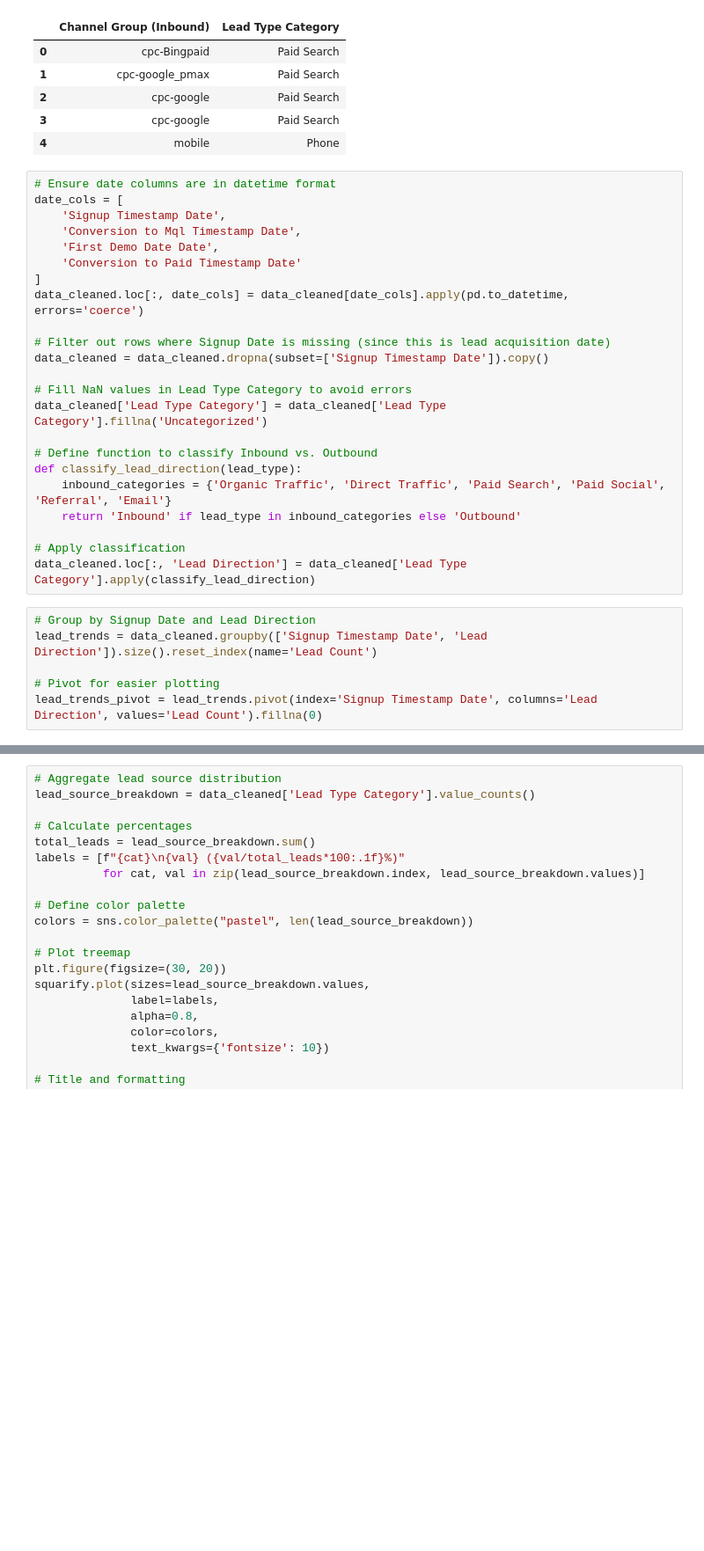
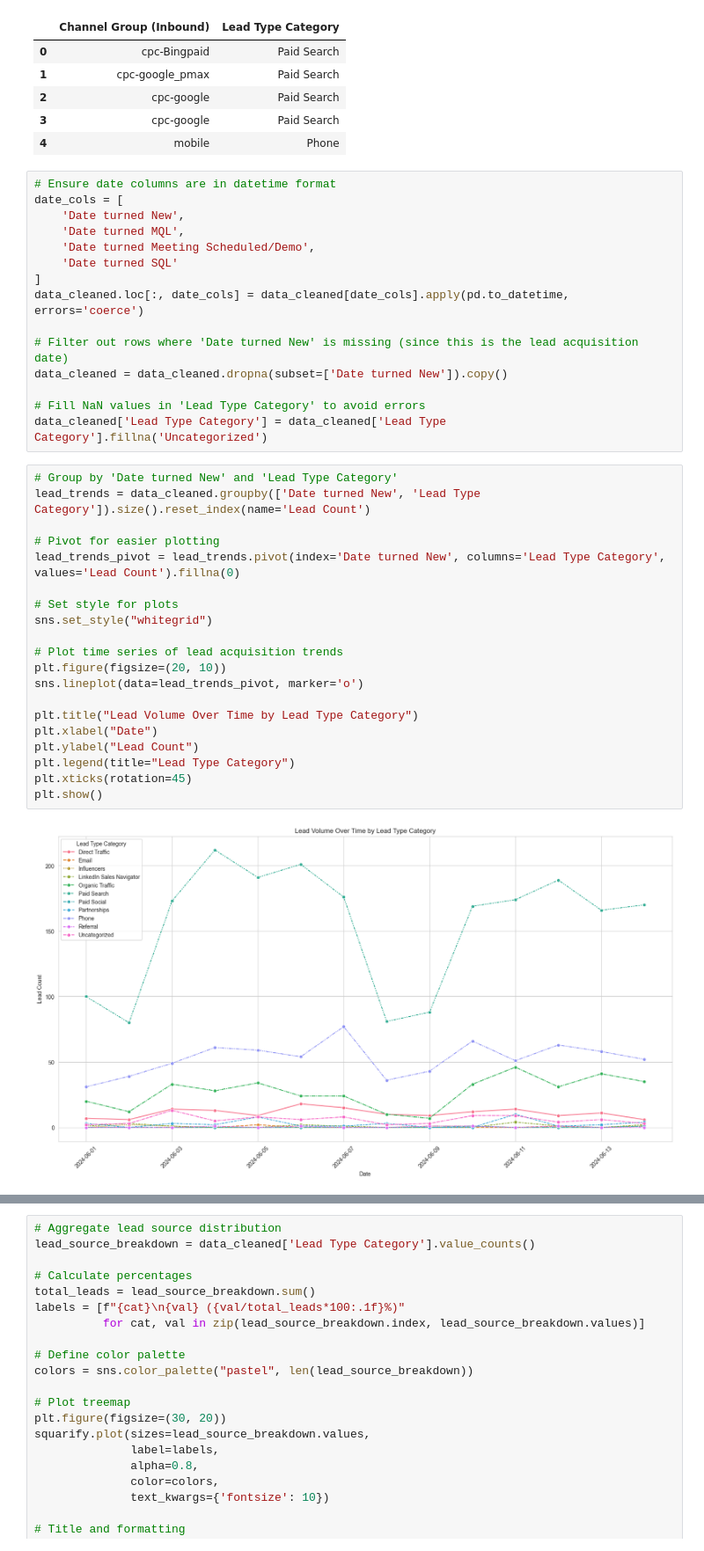
Before and after one commit to MikelTWasTaken/Open-Source-Projects, a Jupyter notebook: Connecteam BOM Assignment/Bizop_eda.ipynb, the cells around one changed output, grey strips where cells are left out. Shown at 88% size. Cells and saved outputs as stored; diff of their text form; blank space fills up the shorter version.

```diff
--- a/Connecteam BOM Assignment/Bizop_eda.ipynb
+++ b/Connecteam BOM Assignment/Bizop_eda.ipynb
@@ -329,29 +347,37 @@ data_cleaned[['Channel Group (Inbound)', 'Lead Type Category']].head()
 # %%
 # Ensure date columns are in datetime format
 date_cols = [
-    'Signup Timestamp Date',
-    'Conversion to Mql Timestamp Date',
-    'First Demo Date Date',
-    'Conversion to Paid Timestamp Date'
+    'Date turned New',
+    'Date turned MQL',
+    'Date turned Meeting Scheduled/Demo',
+    'Date turned SQL'
 ]
 data_cleaned.loc[:, date_cols] = data_cleaned[date_cols].apply(pd.to_datetime, errors='coerce')
 
-# Filter out rows where Signup Date is missing (since this is lead acquisition date)
-data_cleaned = data_cleaned.dropna(subset=['Signup Timestamp Date']).copy()
+# Filter out rows where 'Date turned New' is missing (since this is the lead acquisition date)
+data_cleaned = data_cleaned.dropna(subset=['Date turned New']).copy()
 
-# Fill NaN values in Lead Type Category to avoid errors
+# Fill NaN values in 'Lead Type Category' to avoid errors
 data_cleaned['Lead Type Category'] = data_cleaned['Lead Type Category'].fillna('Uncategorized')
-
-# Define function to classify Inbound vs. Outbound
-def classify_lead_direction(lead_type):
-    inbound_categories = {'Organic Traffic', 'Direct Traffic', 'Paid Search', 'Paid Social', 'Referral', 'Email'}
-    return 'Inbound' if lead_type in inbound_categories else 'Outbound'
-
-# Apply classification
-data_cleaned.loc[:, 'Lead Direction'] = data_cleaned['Lead Type Category'].apply(classify_lead_direction)
 # %%
-# Group by Signup Date and Lead Direction
-lead_trends = data_cleaned.groupby(['Signup Timestamp Date', 'Lead Direction']).size().reset_index(name='Lead Count')
+# Group by 'Date turned New' and 'Lead Type Category'
+lead_trends = data_cleaned.groupby(['Date turned New', 'Lead Type Category']).size().reset_index(name='Lead Count')
 
 # Pivot for easier plotting
-lead_trends_pivot = lead_trends.pivot(index='Signup Timestamp Date', columns='Lead Direction', values='Lead Count').fillna(0)
+lead_trends_pivot = lead_trends.pivot(index='Date turned New', columns='Lead Type Category', values='Lead Count').fillna(0)
+
+# Set style for plots
+sns.set_style("whitegrid")
+
+# Plot time series of lead acquisition trends
+plt.figure(figsize=(20, 10))
+sns.lineplot(data=lead_trends_pivot, marker='o')
+
+plt.title("Lead Volume Over Time by Lead Type Category")
+plt.xlabel("Date")
+plt.ylabel("Lead Count")
+plt.legend(title="Lead Type Category")
+plt.xticks(rotation=45)
+plt.show()
+# %% [output]
+[figure, added]
```
Also changed, not shown: parts of 12 cells of this notebook.
